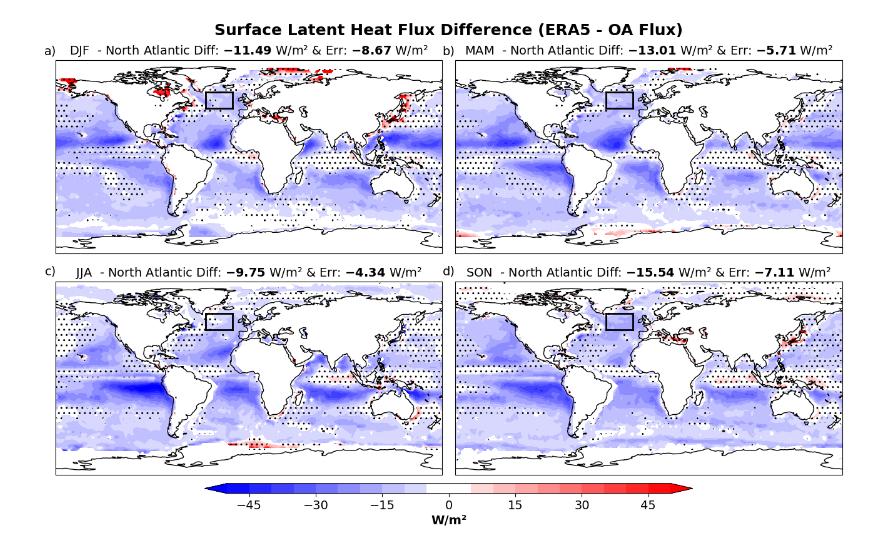
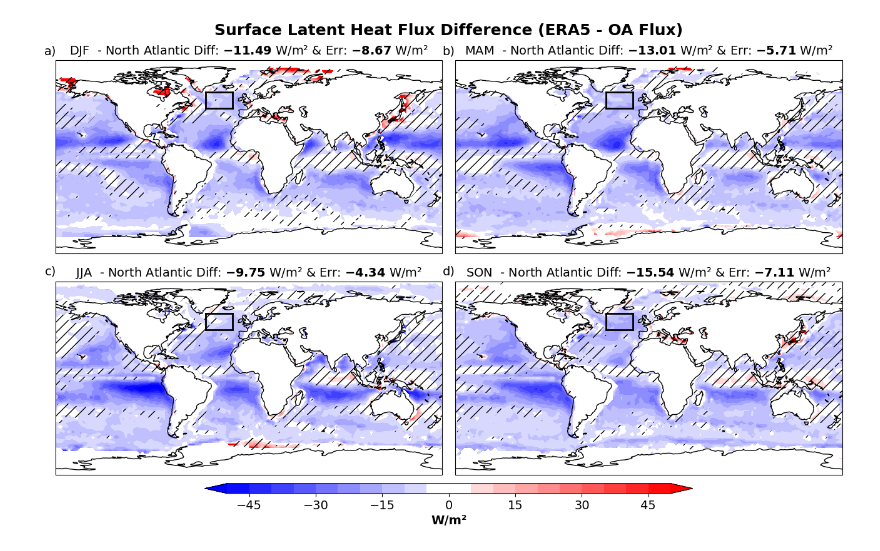
Before and after one commit to julian28295/HighResMIP_NA_SST_Euro_heat, a Jupyter notebook: SLHF_ERA5_OA_Flux_diff.ipynb, the cells around one changed output. Cells and saved outputs as stored; diff of their text form; code cells hidden in the pictures.

Commit message:
Hatching added

```diff
--- a/SLHF_ERA5_OA_Flux_diff.ipynb
+++ b/SLHF_ERA5_OA_Flux_diff.ipynb
@@ -78,7 +78,7 @@ for season, months in seasons.items():
     regional_errs[season] = regional_err
 
 # Plot the differences
-fig, axes = plt.subplots(2, 2, figsize=(13, 8), subplot_kw={'projection': ccrs.PlateCarree()})
+fig, axes = plt.subplots(2, 2, figsize=(13, 8), subplot_kw={'projection': ccrs.PlateCarree()}, rasterized=True)
 
 levels = np.linspace(-50, 50, 21)  # Adjust based on data range
 ### Adjust Colormap
@@ -87,33 +87,33 @@ bwr = plt.cm.get_cmap('bwr', 256)
 bwr_white = bwr(np.linspace(0, 1, 256))
 bwr_white[112:144, :] = white
 bwr_white_cm= ListedColormap(bwr_white)
 
 for ax, (season, diff) in zip(axes.flatten(), lhf_diff_seasonal.items()):
     lon = diff.coords["lon"]
     lat = diff.coords["lat"]
     im = ax.contourf(np.linspace(0,365,145), lat, np.c_[diff, diff[:,0]], levels=levels, cmap=bwr_white_cm, extend="both", transform=ccrs.PlateCarree())
-    ax.contourf(np.linspace(0,365,145), lat, np.c_[(oa_season_err), (oa_season_err) [:,0]] < np.c_[diff, diff[:,0]], 1, hatches=['','..'], alpha=0)
+    ax.contourf(np.linspace(0,365,145), lat, np.c_[(oa_season_err), (oa_season_err) [:,0]] < np.c_[diff, diff[:,0]], 1, hatches=['','//'], alpha=0)
 
     ax.coastlines()
     ax.set_title(f"{season}  - North Atlantic Diff: "
              + r"$\mathbf{" + f"{regional_means[season]:.2f}" + "}$ W/m² & Err: "
              + r"$\mathbf{" + f"{regional_errs[season]:.2f}" + "}$ W/m²", fontsize=14)
     ax.plot(x1, y1, x2, y2,x3,y3,x4,y4, color='black', linestyle='-', linewidth=2)
 
 
 # Add a single colorbar at the bottom
 cbar_ax = fig.add_axes([0.2, 0.02, 0.6, 0.02])  # Position: [left, bottom, width, height]
 cbar = fig.colorbar(im, cax=cbar_ax, orientation='horizontal')
 cbar.set_label("W/m²", fontweight='bold')
 
 plt.suptitle('Surface Latent Heat Flux Difference (ERA5 - OA Flux)', y=0.96, fontweight='bold', fontsize=18)
 plt.tight_layout()
 
 plt.figtext(0.01,0.915,"a)", ha="center", va="top")
 plt.figtext(0.50,0.915,"b)", ha="center", va="top")
 plt.figtext(0.01,0.475,"c)", ha="center", va="top")
 plt.figtext(0.50,0.475,"d)", ha="center", va="top")
 
-plt.savefig('figs/figs_revision/figS3.pdf', bbox_inches='tight')
+plt.savefig('figs/figs_revision/figS1_hatching.pdf', bbox_inches='tight')
 # %% [output]
-[figure, old version]
+[figure, new version]
```
Also changed, not shown: parts of 1 cell of this notebook.
